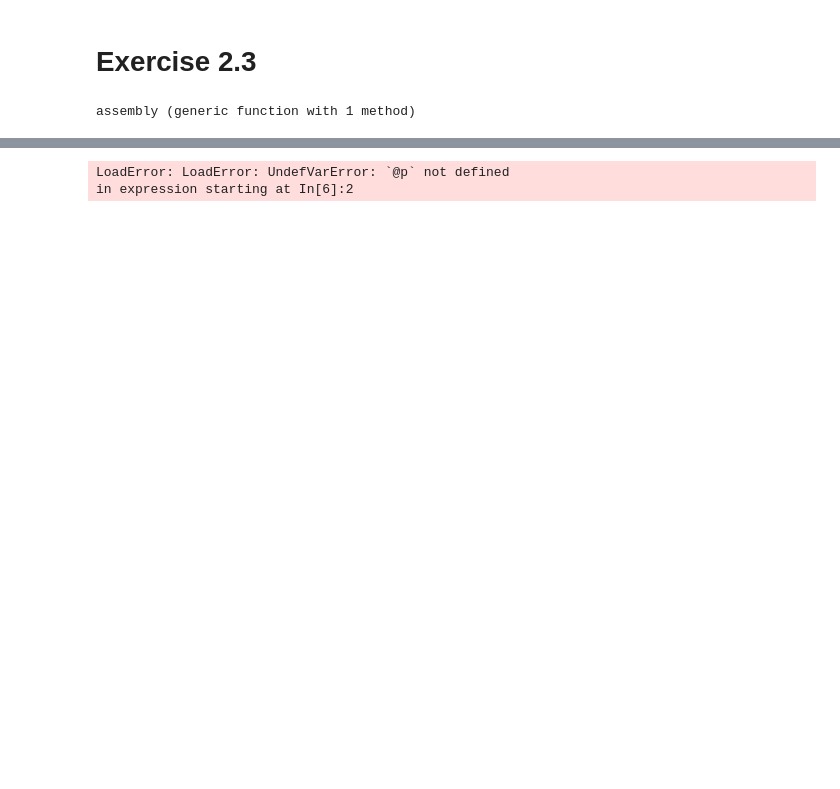
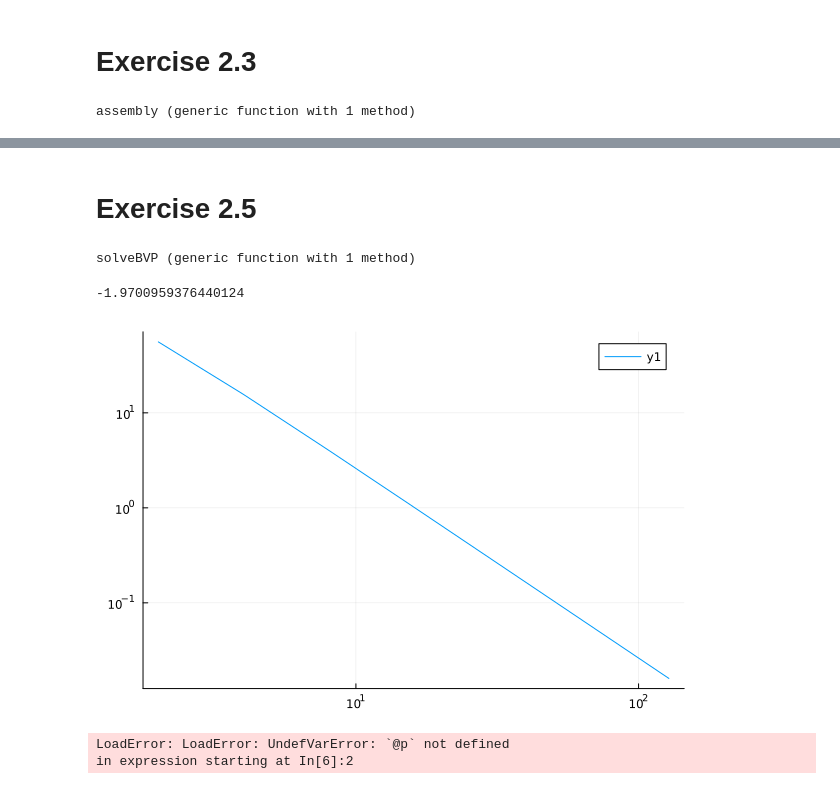
Before and after one commit to jkbch/FEM, a Jupyter notebook: week 2/Claras_julia_week2.ipynb, the cells around one changed output, grey strips where cells are left out. Drawn from its saved outputs; the diff is of its cells as text; code cells hidden in the pictures; blank space fills up the shorter version.

Commit message:
Exercise 2.5

```diff
--- a/week 2/Claras_julia_week2.ipynb
+++ b/week 2/Claras_julia_week2.ipynb
@@ -182,3 +212,59 @@ display(b)
+# %% [markdown]
+# Exercise 2.5
+# %%
+function solveBVP(x0, y0, L1, L2, noelm1, noelm2, q, f)
+    VX, VY = xy(x0, y0, L1, L2, noelm1, noelm2)
+    EToV = conelmtab(noelm1, noelm2)
+
+    bnodes = union(reduce(vcat, [findall(VX .== x0 ), findall(VY.== y0), findall((VX .== (L1+x0 ))), findall(VY.== (L2+y0))]))
+    ft = f.(VX[bnodes], VY[bnodes])
+    qt= q.(VX, VY)
+
+
+    A, b = assembly(VX,VY,EToV,1,1,qt)
+    A ,b = dirbc(bnodes,ft,A,b)
+
+    u = A\b
+
+    error = maximum(abs, u .- f.(VX, VY))
+    return u, error
+end
+# %% [output]
+solveBVP (generic function with 1 method)
+# %%
+u(x,y) = x^3 - x^2*y + y^2 - 1
+q(x,y) = -(6*x -2*y + 2)
+
+
+u(x,y) = x^2*y^2
+q(x,y) = -(2*y^2 + 2*x^2)
+
+
+x0 = -2.5
+y0 = -4.8
+L1 = 7.6
+L2 = 5.9
+noelm1 = 4
+noelm2 = 4
+N = 7
+es = zeros(N)
+noelm = zeros(Int64, N)
+
+for i in 1:N
+    noelm[i] = 2^i
+
+
+    us, e = solveBVP(x0, y0, L1, L2, noelm[i], noelm[i], q, u)
+    es[i] = e
+
+
+end
+
+display(fit(log10.(noelm), log10.(es), 1)[1])
+plot(noelm, es,  xaxis=:log10, yaxis=:log10)
+# %% [output]
+-1.9700959376440124
+[figure, added]
 # %%
 
  fd = @(p) -min(min(min(1+p(:,2),1-p(:,2)),1+p(:,1)),1-p(:,1));
```
Also changed, not shown: parts of 9 cells of this notebook.
